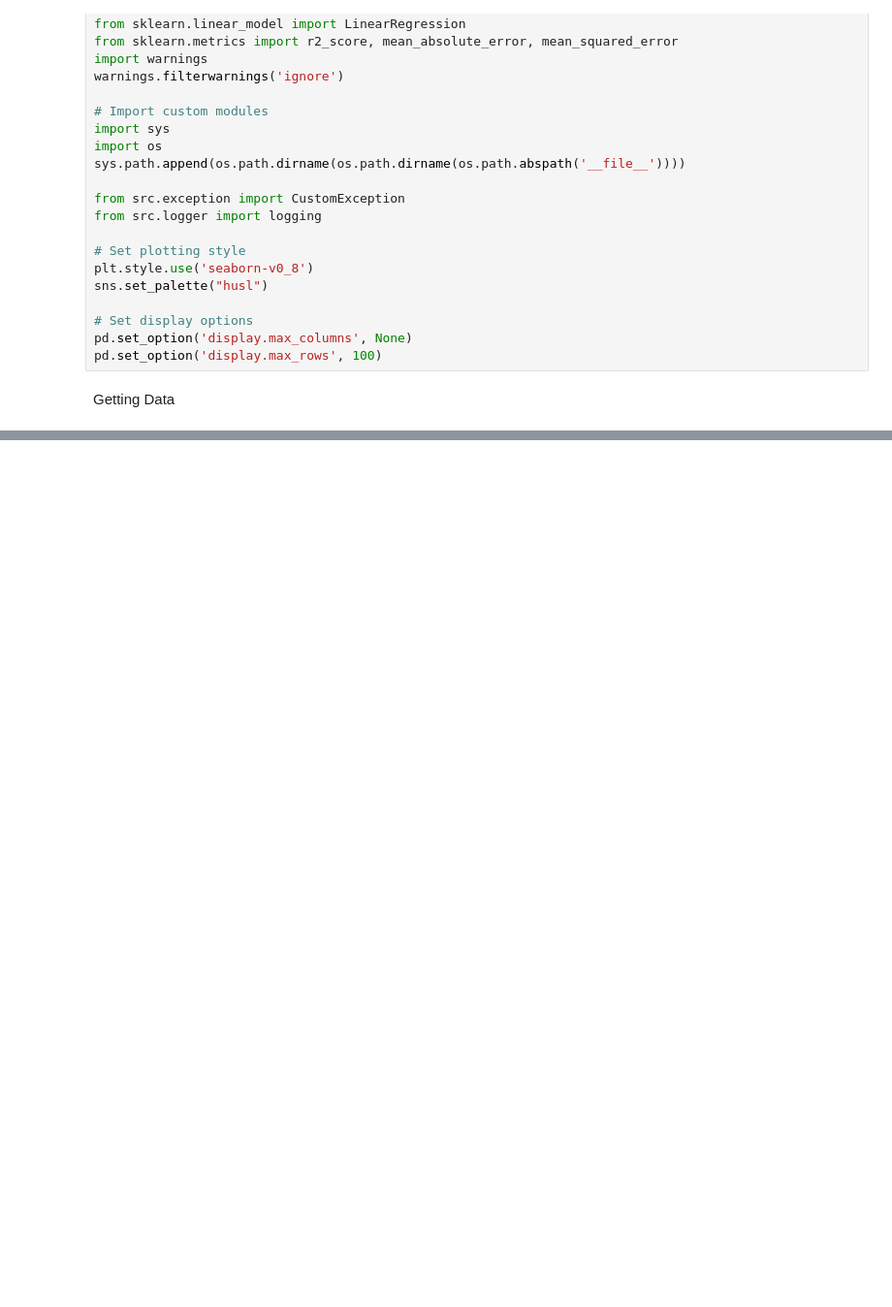
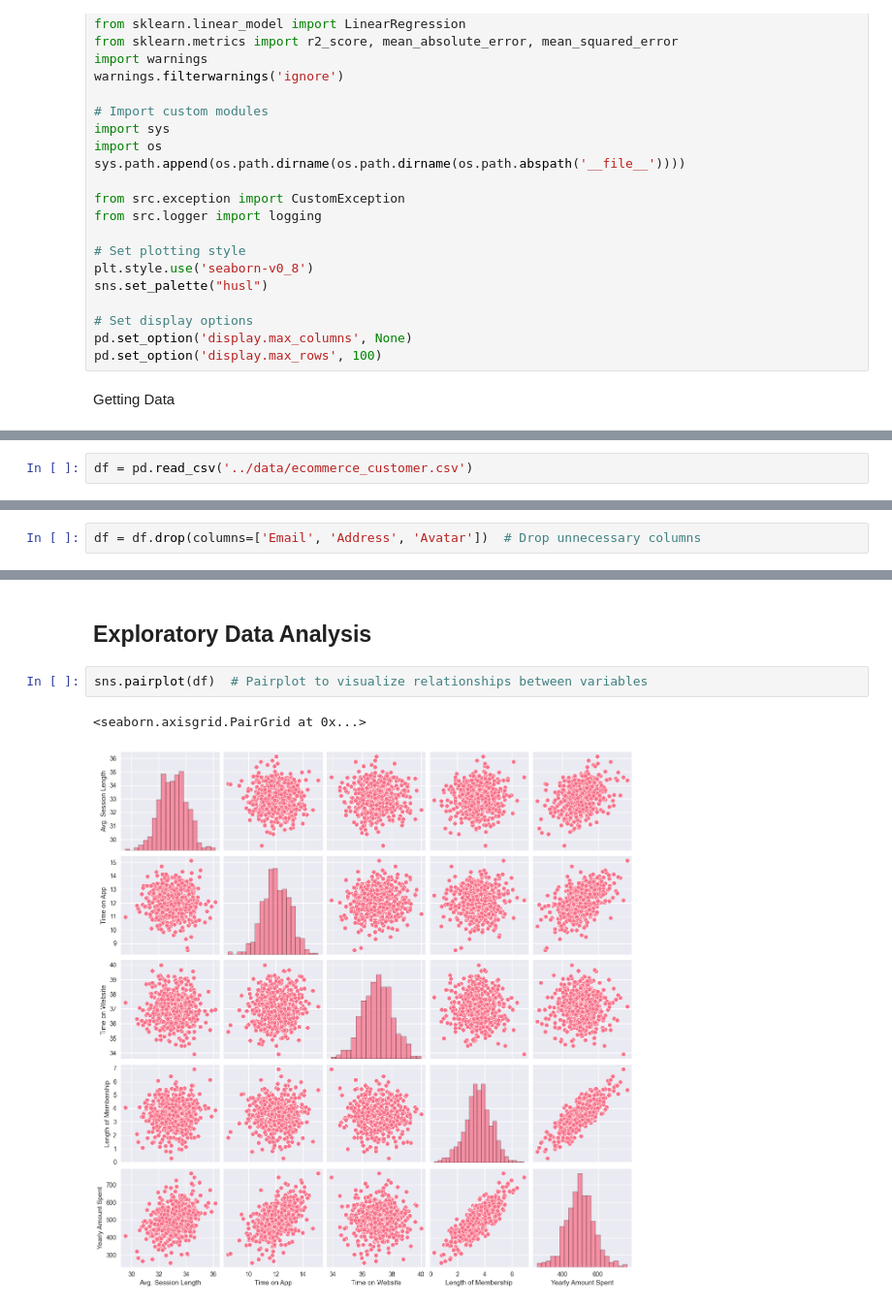
Before and after one commit to Mtutuzeli-lab/regression-clustering-ml, a Jupyter notebook: notebooks/01_EDA.ipynb, the cells around one changed output, grey strips where cells are left out. Shown at 97% size. Cells and saved outputs as stored; diff of their text form; blank space fills up the shorter version.

```diff
--- a/notebooks/01_EDA.ipynb
+++ b/notebooks/01_EDA.ipynb
@@ -48,3 +46,5 @@ df = pd.read_csv('data/ecommerce_customer.csv')  # Load your dataset
+# %%
+df = pd.read_csv('../data/ecommerce_customer.csv')
 # %%
 df.head()  # Display the first few rows of the dataset
 # %% [output]
@@ -131,0 +68,2 @@ Yearly Amount Spent - Numeric column:
+# %%
+df = df.drop(columns=['Email', 'Address', 'Avatar'])  # Drop unnecessary columns
@@ -131,0 +125,7 @@ Yearly Amount Spent - Numeric column:
+# %% [markdown]
+## Exploratory Data Analysis
+# %%
+sns.pairplot(df)  # Pairplot to visualize relationships between variables
+# %% [output]
+<seaborn.axisgrid.PairGrid at 0x...>
+[figure, added]
```
Also changed, not shown: parts of 22 cells of this notebook, 8 other files.
